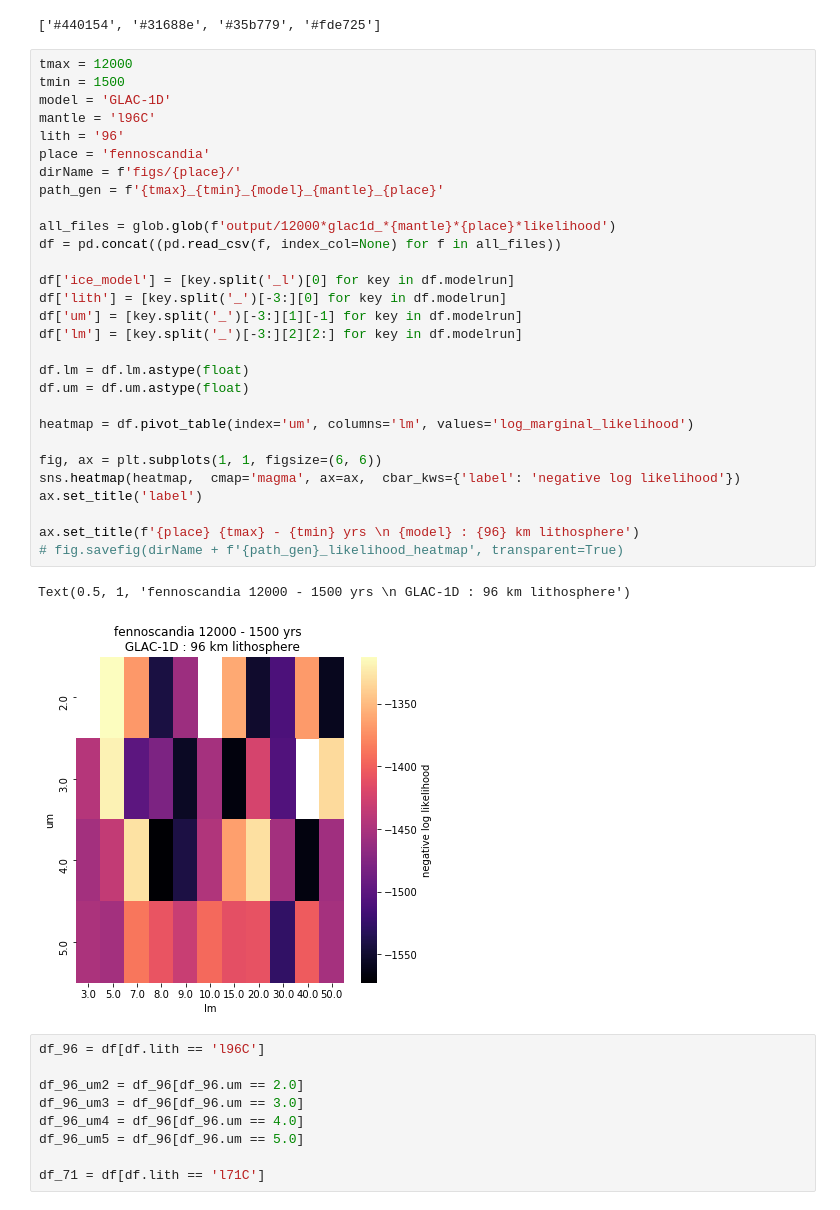
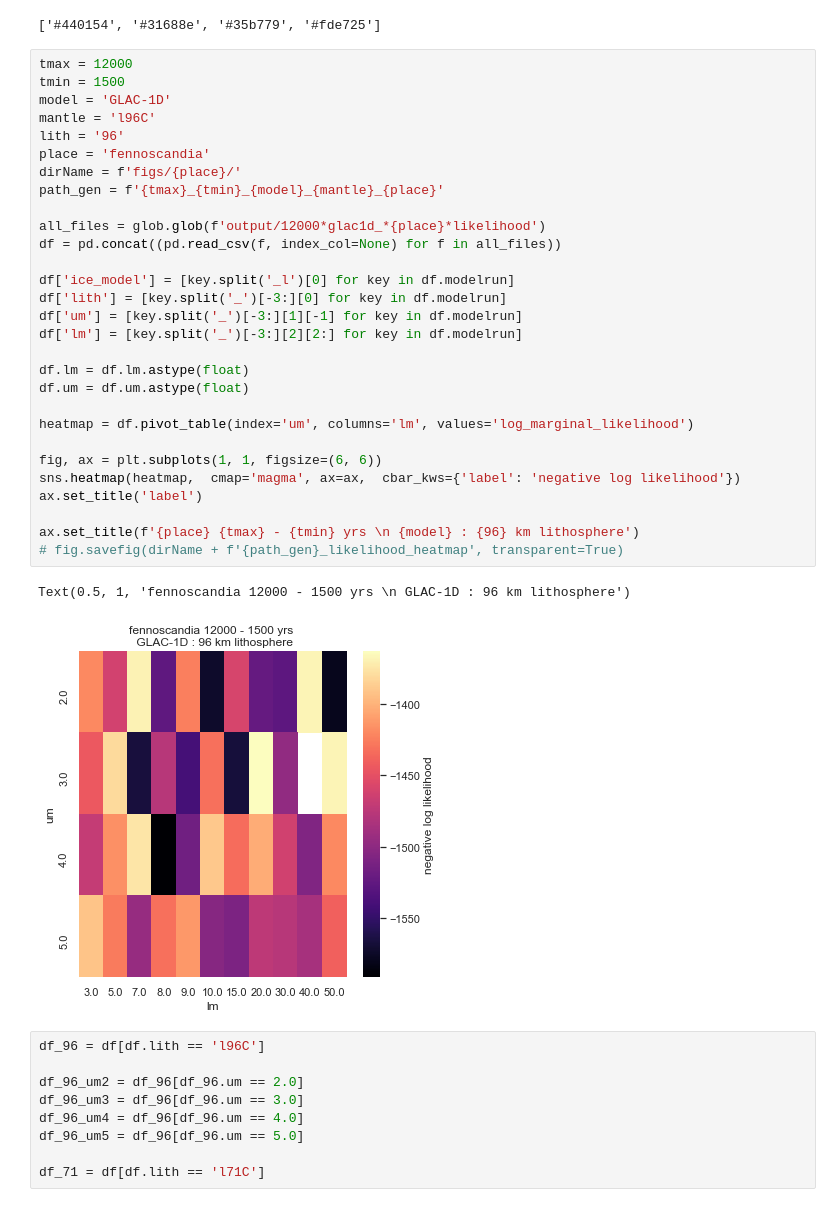
Before and after one commit to rcameronc/Holocene_readv, a Jupyter notebook: readv_postproc.ipynb, the cells around one changed output. Cells and saved outputs as stored; diff of their text form.

```diff
--- a/readv_postproc.ipynb
+++ b/readv_postproc.ipynb
@@ -26,35 +26,35 @@ cmap_codes('viridis', 4)
 # %%
 tmax = 12000
 tmin = 1500
 model = 'GLAC-1D'
 mantle = 'l96C'
 lith = '96'
 place = 'fennoscandia'
 dirName = f'figs/{place}/'
 path_gen = f'{tmax}_{tmin}_{model}_{mantle}_{place}'
 
-all_files = glob.glob(f'output/12000*glac1d_*{mantle}*{place}*likelihood')
+all_files = glob.glob(f'output/12000*glac1d_*{place}*likelihood')
 df = pd.concat((pd.read_csv(f, index_col=None) for f in all_files))
 
 df['ice_model'] = [key.split('_l')[0] for key in df.modelrun]
 df['lith'] = [key.split('_')[-3:][0] for key in df.modelrun]
 df['um'] = [key.split('_')[-3:][1][-1] for key in df.modelrun]
 df['lm'] = [key.split('_')[-3:][2][2:] for key in df.modelrun]
 
 df.lm = df.lm.astype(float)
 df.um = df.um.astype(float)
 
 heatmap = df.pivot_table(index='um', columns='lm', values='log_marginal_likelihood')
 
 fig, ax = plt.subplots(1, 1, figsize=(6, 6))
 sns.heatmap(heatmap,  cmap='magma', ax=ax,  cbar_kws={'label': 'negative log likelihood'})
 ax.set_title('label')
 
 ax.set_title(f'{place} {tmax} - {tmin} yrs \n {model} : {96} km lithosphere')
 # fig.savefig(dirName + f'{path_gen}_likelihood_heatmap', transparent=True)
 # %% [output]
 Text(0.5, 1, 'fennoscandia 12000 - 1500 yrs \n GLAC-1D : 96 km lithosphere')
-[figure, old version]
+[figure, new version]
 # %%
 df_96 = df[df.lith == 'l96C']
 
```
Also changed, not shown: parts of 3 cells of this notebook, 1 other file.
